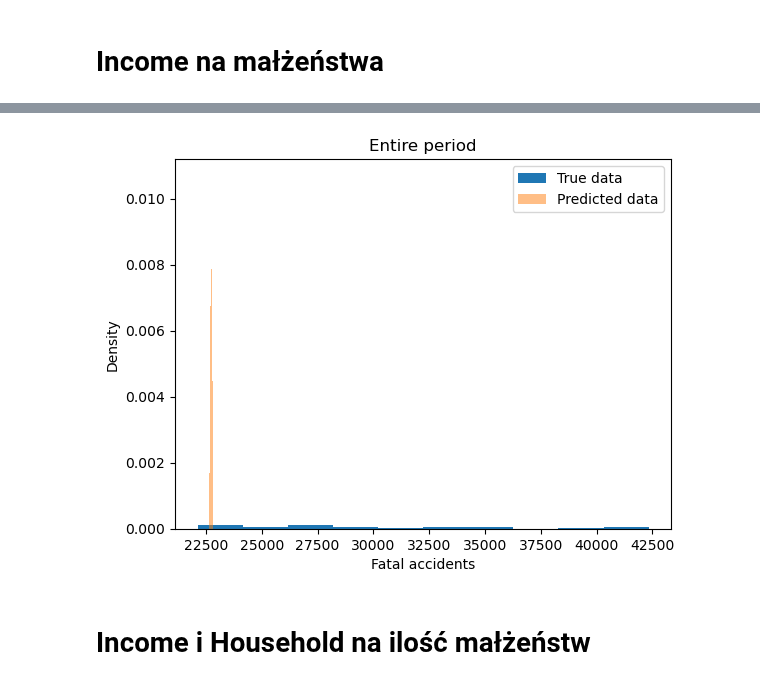
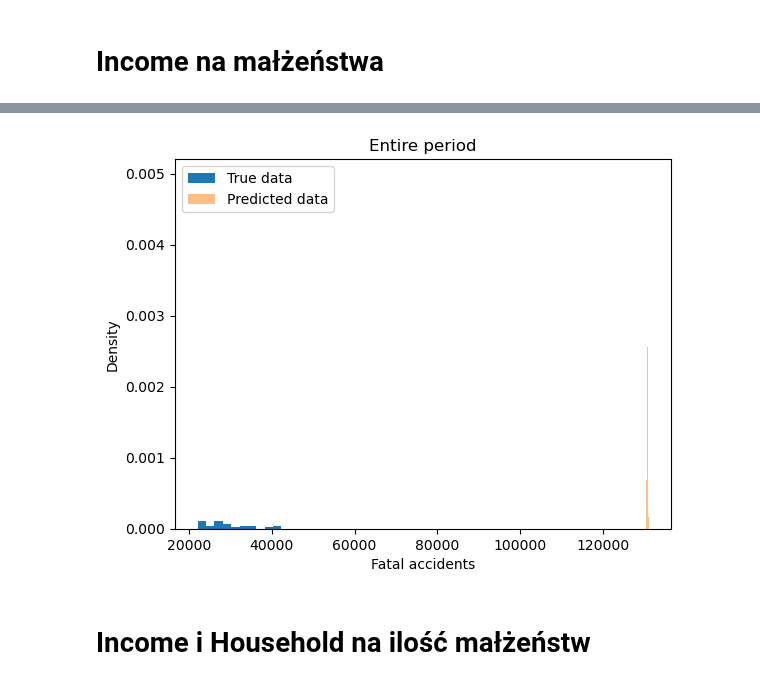
Before and after one commit to Julnowak/DA_project, a Jupyter notebook: test.ipynb, the cells around one changed output, grey strips where cells are left out. Saved outputs shown, nothing was run; the diff lists cells and outputs as text; code cells hidden in the pictures.

```diff
--- a/test.ipynb
+++ b/test.ipynb
@@ -110,2 +114,4 @@ plt.show()
 # %%
 post_model = CmdStanModel(stan_file='model_1_posterior.stan')
+
+post_model = CmdStanModel(stan_file='model_adam_1_posterior.stan')
@@ -112,5 +136,16 @@ post_model = CmdStanModel(stan_file='model_1_posterior.stan')
 # %%
 data_post = {'N': N, 'y': df['Income'].values, 'income': df['Income']}
+
+data_post = {
+    'N': len(df),
+    'x': df['Income'].values/10000,
+    'y': df['Married'].values,
+    'mu_alpha': np.log(df['Income'].mean()),
+    'sig_alpha': np.log(df['Income'].std()),
+    'mu_theta': 0,
+    'sig_theta': 0.35
+}
+
 fit_1 = post_model.sample(
                     data=data_post,chains=1,
                     iter_sampling=R)
@@ -139,14 +171,15 @@ fit_1.draws_pd()
 100 rows × 32 columns
 # %%
 plt.hist(df['Income'], density=True, label= 'True data')
-plt.hist(fit_1.y_sim.mean(1), alpha = 0.5, density=True, label ='Predicted data')
+plt.hist(fit_1.y_pred.mean(1), alpha = 0.5, density=True, label ='Predicted data')
+#plt.hist(fit_1.y_sim.mean(1), alpha = 0.5, density=True, label ='Predicted data')
 plt.title('Entire period')
 plt.ylabel('Density')
 plt.xlabel('Fatal accidents')
 plt.legend()
 plt.show()
 # %% [output]
-[figure, old version]
+[figure, new version]
 # %%
 az.summary(fit_1)
 # %%
```
Also changed, not shown: parts of 7 cells of this notebook, 6 other files.
